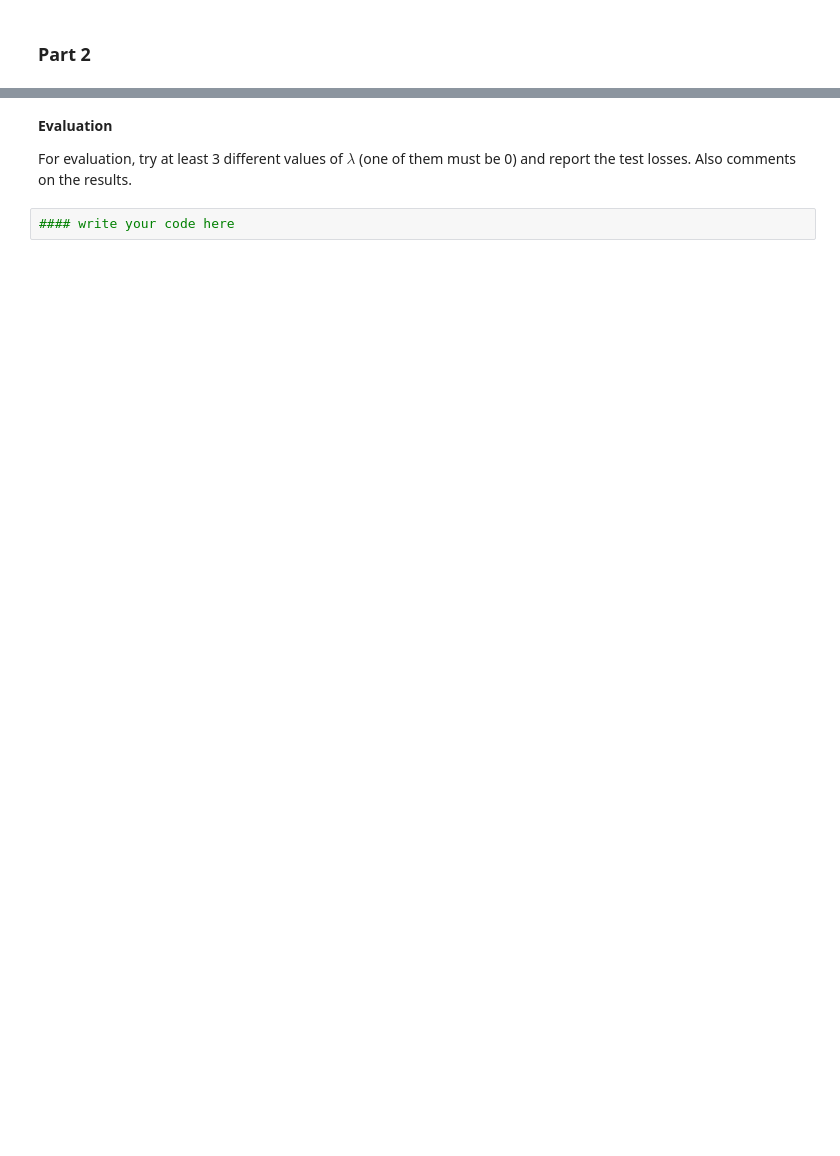
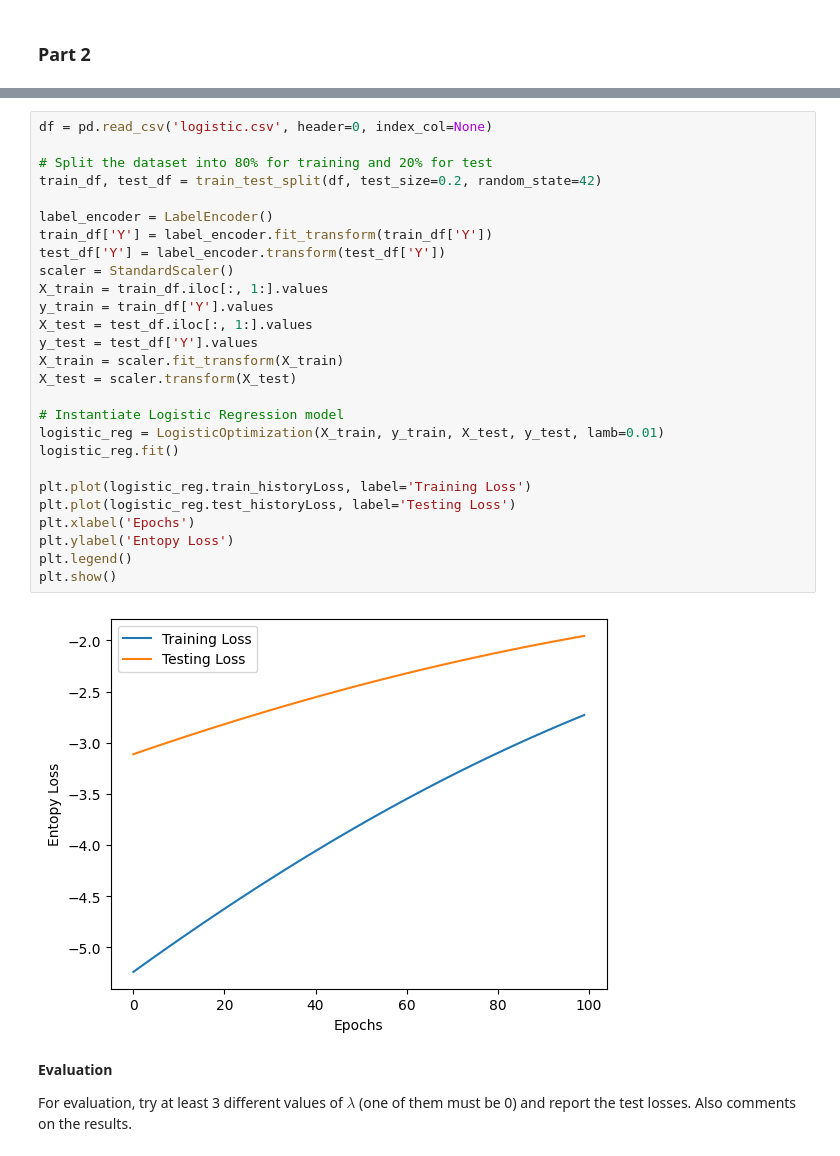
Before and after one commit to amirheyvaz/WiSe-2024, a Jupyter notebook: ML LAB/Exercises/5/1747696_Exercise_5.ipynb, the cells around one changed output, grey strips where cells are left out. Drawn from its saved outputs; the diff is of its cells as text; blank space fills up the shorter version.

```diff
--- a/ML LAB/Exercises/5/1747696_Exercise_5.ipynb
+++ b/ML LAB/Exercises/5/1747696_Exercise_5.ipynb
@@ -187,6 +249,33 @@ The algorithm for logistic regression with L2 regularization is given below:
+# %%
+df = pd.read_csv('logistic.csv', header=0, index_col=None)
+
+# Split the dataset into 80% for training and 20% for test
+train_df, test_df = train_test_split(df, test_size=0.2, random_state=42)
+
+label_encoder = LabelEncoder()
+train_df['Y'] = label_encoder.fit_transform(train_df['Y'])
+test_df['Y'] = label_encoder.transform(test_df['Y'])
+scaler = StandardScaler()
+X_train = train_df.iloc[:, 1:].values
+y_train = train_df['Y'].values
+X_test = test_df.iloc[:, 1:].values
+y_test = test_df['Y'].values
+X_train = scaler.fit_transform(X_train)
+X_test = scaler.transform(X_test)
+
+# Instantiate Logistic Regression model
+logistic_reg = LogisticOptimization(X_train, y_train, X_test, y_test, lamb=0.01)
+logistic_reg.fit()
+
+plt.plot(logistic_reg.train_historyLoss, label='Training Loss')
+plt.plot(logistic_reg.test_historyLoss, label='Testing Loss')
+plt.xlabel('Epochs')
+plt.ylabel('Entopy Loss')
+plt.legend()
+plt.show()
+# %% [output]
+[figure, added]
 # %% [markdown]
 **Evaluation**
 
 For evaluation, try at least 3 different values of $\lambda$ (one of them must be 0) and report the test losses. Also comments on the results.
-# %%
-#### write your code here
```
Also changed, not shown: parts of 8 cells of this notebook, 2 other files.
